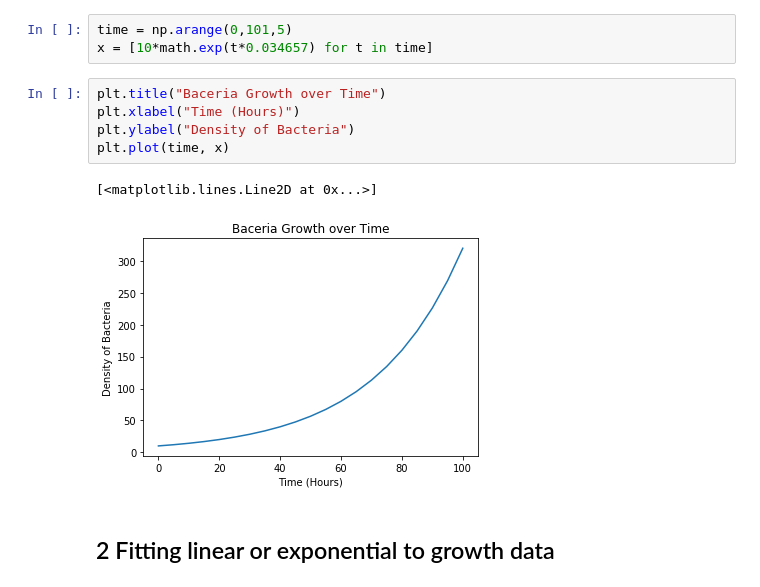
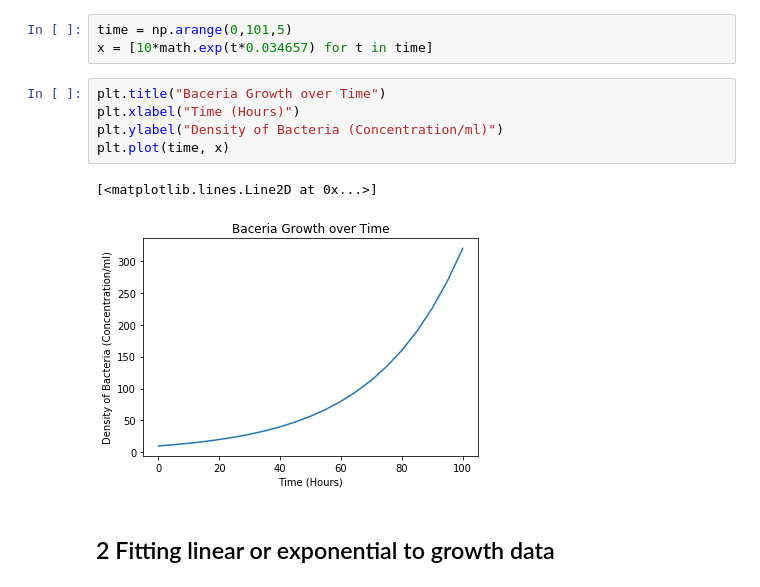
Before and after one commit to jelrae/compBio1, a Jupyter notebook: Final_Smart.ipynb, the cells around one changed output. Drawn from its saved outputs; the diff is of its cells as text.

```diff
--- a/Final_Smart.ipynb
+++ b/Final_Smart.ipynb
@@ -50,11 +50,11 @@ x = [10*math.exp(t*0.034657) for t in time]
 # %%
 plt.title("Baceria Growth over Time")
 plt.xlabel("Time (Hours)")
-plt.ylabel("Density of Bacteria")
+plt.ylabel("Density of Bacteria (Concentration/ml)")
 plt.plot(time, x)
 # %% [output]
 [<matplotlib.lines.Line2D at 0x...>]
-[figure, old version]
+[figure, new version]
 # %% [markdown]
 ## 2  Fitting linear or exponential to growth data
 # %% [markdown]
```
Also changed, not shown: parts of 1 cell of this notebook.
